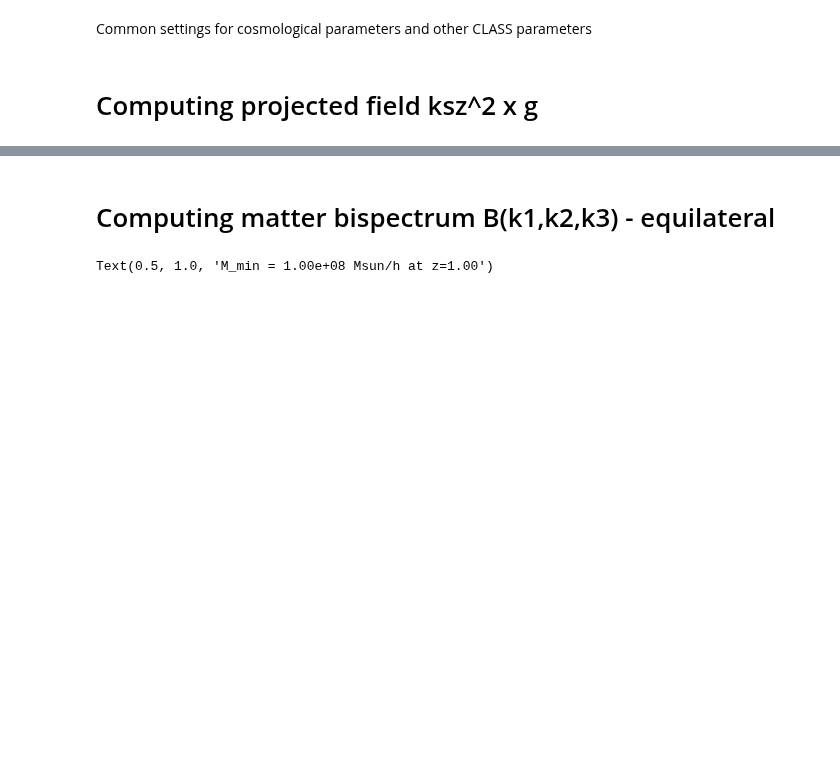
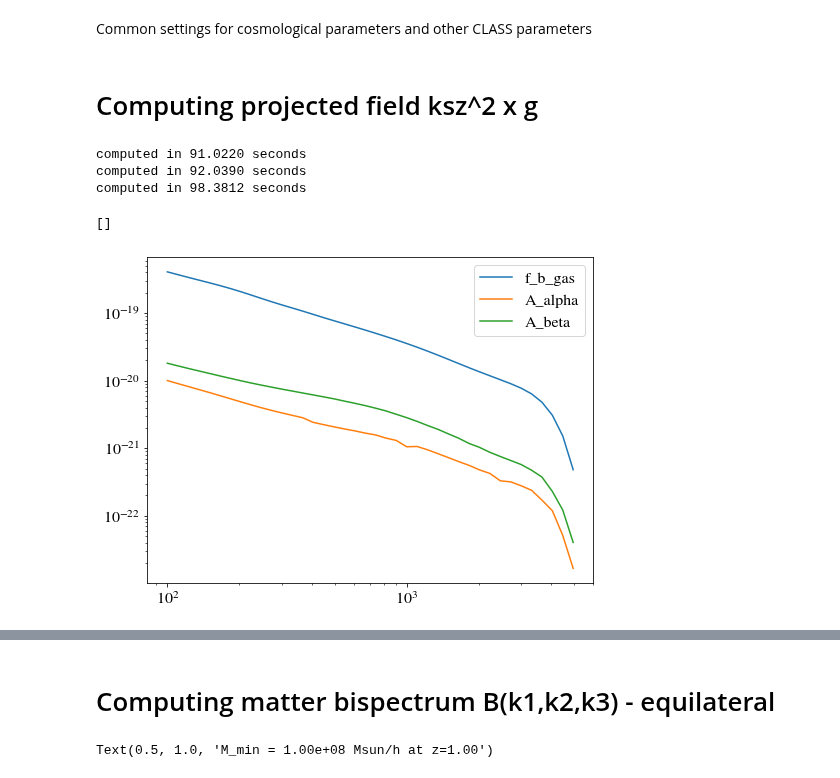
Before and after one commit to CLASS-SZ/class_sz, a Jupyter notebook: notebooks/class_sz_kSZ2X.ipynb, the cells around one changed output, grey strips where cells are left out. Drawn from its saved outputs; the diff is of its cells as text; code cells hidden in the pictures; blank space fills up the shorter version.

```diff
--- a/notebooks/class_sz_kSZ2X.ipynb
+++ b/notebooks/class_sz_kSZ2X.ipynb
@@ -218,0 +241,44 @@ ksz_params = {
+# %%
+M = Class()
+M.set(ksz_params)
+for ip in range(len(param_list)):
+    M.set({param_list[ip]:param_fiducial_values[ip]})
+M.compute()
+cl_kSZ_kSZ_g_fiducial = M.cl_kSZ_kSZ_g()
+ell_array = cl_kSZ_kSZ_g_fiducial['ell']
+fac_cl_to_dl = (2.726e6)**2*np.asarray(cl_kSZ_kSZ_g_fiducial['ell'])*(np.asarray(cl_kSZ_kSZ_g_fiducial['ell'])+1.)/2./np.pi
+
+for i in range(len(param_list)):
+    ti = time.perf_counter()
+    for ip in range(len(param_list)):
+        M.set({param_list[ip]:param_fiducial_values[ip]})
+    M.set({param_list[i]:param_fiducial_values[i]+param_fiducial_values[i]*delta_p_over_p})
+    M.compute()
+    cl_kSZ_kSZ_g = M.cl_kSZ_kSZ_g()
+
+    cl_kSZ_kSZ_g_tot_plus = fac*np.asarray(cl_kSZ_kSZ_g['1h'])+fac*np.asarray(cl_kSZ_kSZ_g['2h'])+fac*np.asarray(cl_kSZ_kSZ_g['3h'])
+    dl_kSZ_kSZ_g_tot_plus.append(fac_cl_to_dl*cl_kSZ_kSZ_g_tot_plus)
+    M.set({param_list[i]:param_fiducial_values[i]-param_fiducial_values[i]*delta_p_over_p})
+    M.compute()
+    cl_kSZ_kSZ_g = M.cl_kSZ_kSZ_g()
+
+    cl_kSZ_kSZ_g_tot_minus = fac*np.asarray(cl_kSZ_kSZ_g['1h'])+fac*np.asarray(cl_kSZ_kSZ_g['2h'])+fac*np.asarray(cl_kSZ_kSZ_g['3h'])
+    dl_kSZ_kSZ_g_tot_minus.append(fac_cl_to_dl*cl_kSZ_kSZ_g_tot_minus)
+    dcl_kSZ_kSZ_g_tot.append((cl_kSZ_kSZ_g_tot_plus-cl_kSZ_kSZ_g_tot_minus)/2./param_fiducial_values[i]/delta_p_over_p)
+    tf = time.perf_counter()
+    print(f"computed in {tf - ti:0.4f} seconds")
+M.struct_cleanup()
+M.empty()
+# %% [output]
+computed in 91.0220 seconds
+computed in 92.0390 seconds
+computed in 98.3812 seconds
+# %%
+plt.rcParams['text.usetex'] = False
+for i in range(len(param_list)):
+    plt.plot(ell_array,np.abs(dcl_kSZ_kSZ_g_tot[i]),label=param_list[i])
+plt.legend()
+plt.loglog()
+# %% [output]
+[]
+[figure, added]
```
Also changed, not shown: parts of 14 cells of this notebook, 7 other files.
